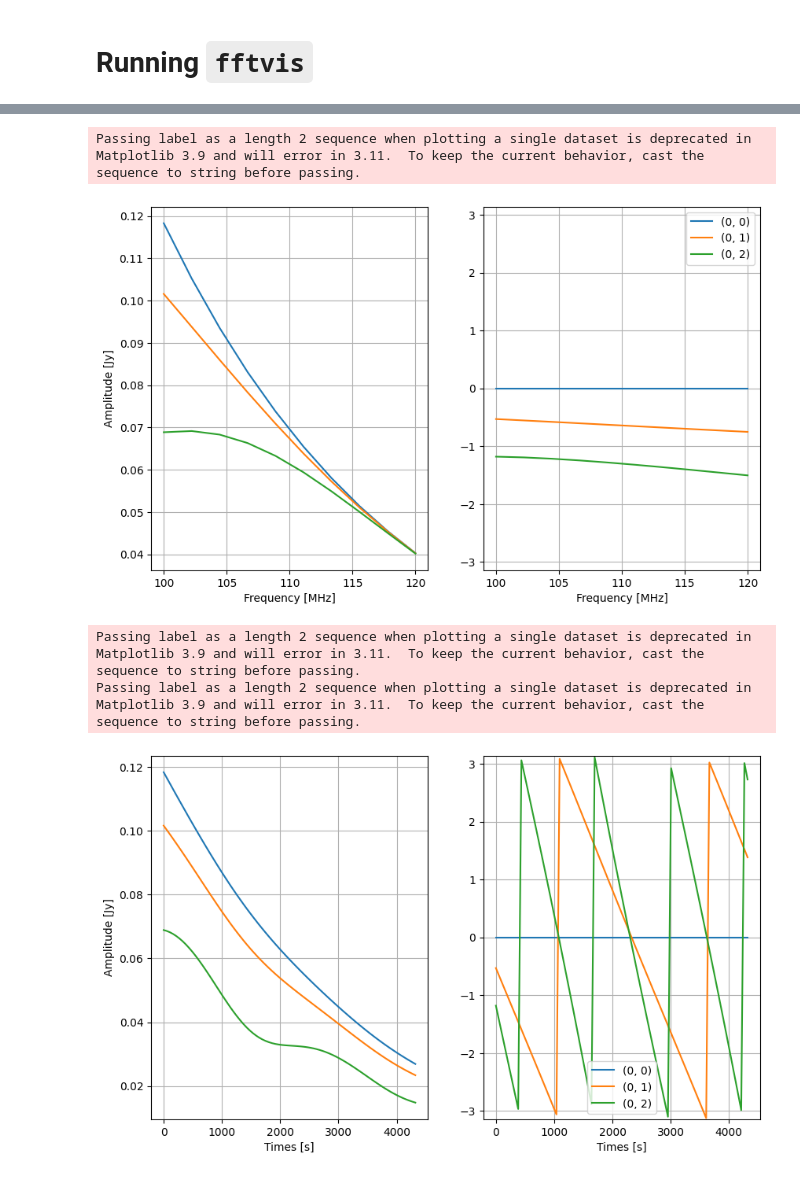
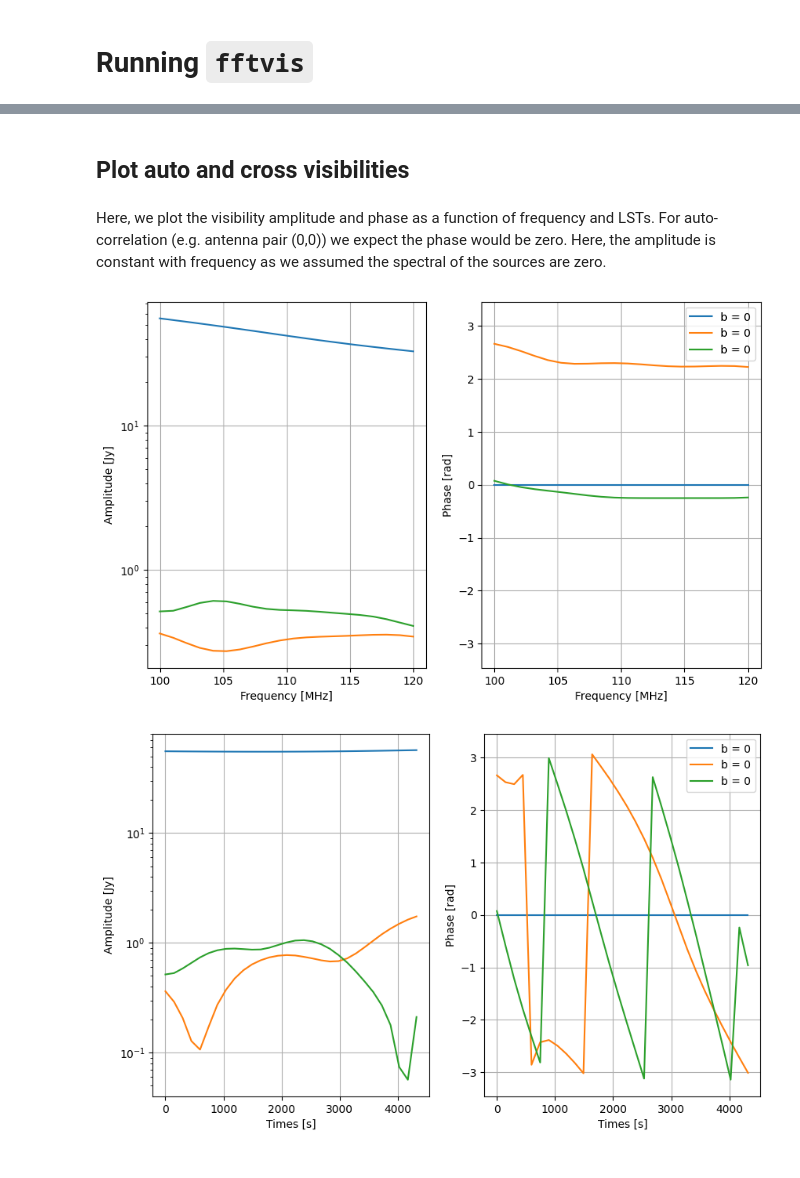
Before and after one commit to tyler-a-cox/fftvis, a Jupyter notebook: docs/tutorials/fftvis_tutorial.ipynb, the cells around one changed output, grey strips where cells are left out. Cells and saved outputs as stored; diff of their text form; code cells hidden in the pictures.

```diff
--- a/docs/tutorials/fftvis_tutorial.ipynb
+++ b/docs/tutorials/fftvis_tutorial.ipynb
@@ -43,3 +97,6 @@ flux_allfreq = ((freqs[:, np.newaxis] / freqs[0]) ** alpha.T * flux.T).T
+# %%
+# Define subset of baselines we're interested in for simulating
+baselines = [(i, j) for i in range(len(antpos)) for j in range(len(antpos))]
 # %%
 %%time
 # simulate visibilities
@@ -104,2 +166,17 @@ Wall time: 807 ms
-# %%
-baselines = fftvis.utils.get_pos_reds(antpos)
+# %%
+%%time
+# Second run is faster since ray instances are already produced
+vis_vc = fftvis.simulate.simulate_vis(
+    ants=antpos,
+    fluxes=flux_allfreq,
+    ra=ra,
+    dec=dec,
+    freqs=freqs,
+    times=times.jd,
+    telescope_loc=telescope_loc,
+    beam=beam,
+    polarized=False,
+    precision=2,
+    trace_mem=False, # This can be turned on to track memory usage
+    nprocesses=6, # control the number of independent processes with this variable
+)
@@ -106,35 +186,38 @@ baselines = fftvis.utils.get_pos_reds(antpos)
+# %% [markdown]
+## Plot auto and cross visibilities
+# %% [markdown]
+Here, we plot the visibility amplitude and phase as a function of frequency and LSTs. For auto-correlation (e.g. antenna pair (0,0)) we expect the phase would be zero. Here, the amplitude is constant with frequency as we assumed the spectral of the sources are zero.
 # %%
 fig, axs = plt.subplots(1, 2, figsize=(10, 6))
 for bl_index, bl in enumerate(baselines[:3]):
-    axs[0].plot(freqs / 1e6, np.abs(vis_vc[:, 0, bl_index]))
-    axs[1].plot(freqs / 1e6, np.angle(vis_vc[:, 0, bl_index]), label=bl[0])
+    axs[0].semilogy(freqs / 1e6, np.abs(vis_vc[:, 0, bl_index]))
+    axs[1].plot(freqs / 1e6, np.angle(vis_vc[:, 0, bl_index]), label=f"b = {bl[0]}")
 
 axs[1].legend()
 axs[0].set_xlabel('Frequency [MHz]')
 axs[1].set_xlabel('Frequency [MHz]')
 axs[0].set_ylabel('Amplitude [Jy]')
-axs[1].set_ylim(-np.pi, np.pi)
+axs[1].set_ylabel('Phase [rad]')
+axs[1].set_ylim(-np.pi * 1.1, np.pi * 1.1)
 axs[0].grid()
 axs[1].grid()
 plt.show()
 # %% [output]
-Passing label as a length 2 sequence when plotting a single dataset is deprecated in Matplotlib 3.9 and will error in 3.11.  To keep the current behavior, cast the sequence to string before passing.
-[figure, old version]
+[figure, new version]
 # %%
 fig, axs = plt.subplots(1, 2, figsize=(10, 6))
 for bl_index, bl in enumerate(baselines[:3]):
-    axs[0].plot(times.unix - times.unix[0], np.abs(vis_vc[0, :, bl_index]), label=bl[0])
-    axs[1].plot(times.unix - times.unix[0], np.angle(vis_vc[0, :, bl_index]), label=bl[0])
+    axs[0].semilogy(times.unix - times.unix[0], np.abs(vis_vc[0, :, bl_index]))
+    axs[1].plot(times.unix - times.unix[0], np.angle(vis_vc[0, :, bl_index]), label=f"b = {bl[0]}")
 
 axs[0].set_xlabel('Times [s]')
 axs[1].set_xlabel('Times [s]')
 axs[0].set_ylabel('Amplitude [Jy]')
-axs[1].set_ylim(-np.pi, np.pi)
+axs[1].set_ylabel('Phase [rad]')
+axs[1].set_ylim(-np.pi * 1.1, np.pi * 1.1)
 axs[0].grid()
 axs[1].grid()
 plt.legend()
 plt.show()
 # %% [output]
-Passing label as a length 2 sequence when plotting a single dataset is deprecated in Matplotlib 3.9 and will error in 3.11.  To keep the current behavior, cast the sequence to string before passing.
-Passing label as a length 2 sequence when plotting a single dataset is deprecated in Matplotlib 3.9 and will error in 3.11.  To keep the current behavior, cast the sequence to string before passing.
-[figure, old version]
+[figure, new version]
```
Also changed, not shown: parts of 23 cells of this notebook.
